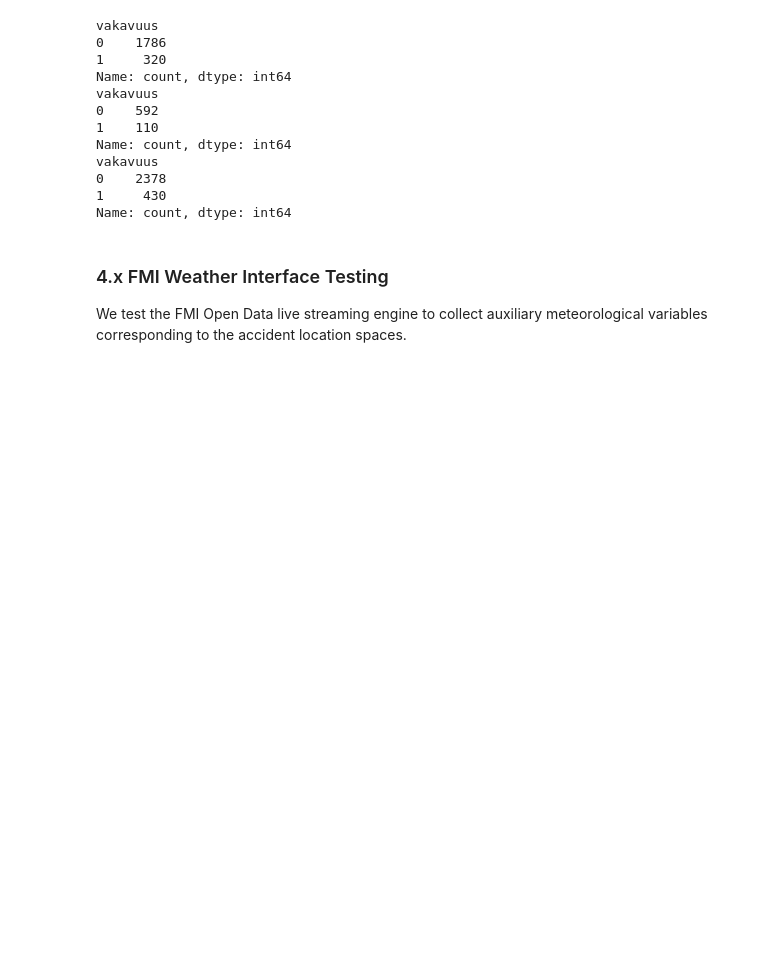
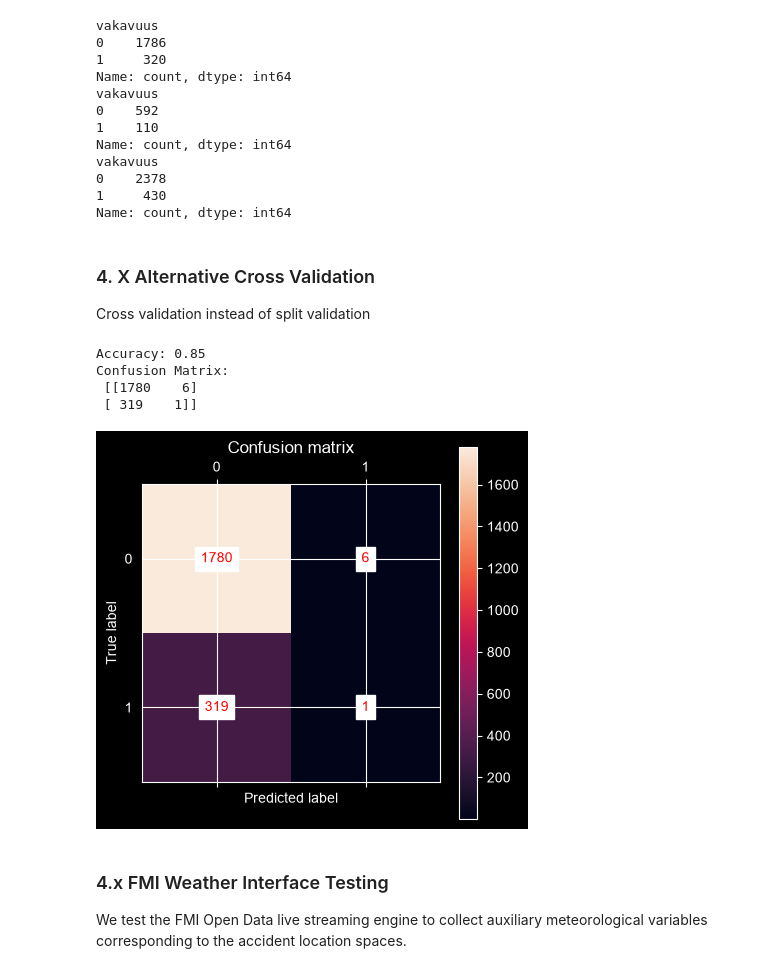
Before and after one commit to TopiAhola/data-and-ml-group5, a Jupyter notebook: project/traffic_accidents_analysis.ipynb, the cells around one changed output. Cells and saved outputs as stored; diff of their text form; code cells hidden in the pictures; blank space fills up the shorter version.

```diff
--- a/project/traffic_accidents_analysis.ipynb
+++ b/project/traffic_accidents_analysis.ipynb
@@ -396,6 +440,41 @@ vakavuus
 0    2378
 1     430
 Name: count, dtype: int64
+# %% [markdown]
+### 4. X Alternative Cross Validation
+Cross validation instead of split validation
+# %%
+from sklearn.metrics import confusion_matrix
+from sklearn.model_selection import cross_val_predict
+from sklearn.metrics import accuracy_score
+
+# cross-validation
+
+y_pred = cross_val_predict(estimator=model, X=X_train_scaled, y=y_train, cv=10)
+
+cm = confusion_matrix(y_train, y_pred)
+accuracy = accuracy_score(y_train, y_pred)
+
+print("Accuracy: %0.2f" % accuracy)
+print("Confusion Matrix:\n", cm)
+
+# visualize confusion matrix
+plt.matshow(cm)
+plt.title('Confusion matrix')
+plt.colorbar()
+plt.ylabel('True label')
+plt.xlabel('Predicted label')
+# include counts
+for i in range(2):
+    for j in range(2):
+        plt.text(j, i, cm[i, j], ha='center', va='center', color='red', backgroundcolor='white')
+plt.show()
+# %% [output]
+Accuracy: 0.85
+Confusion Matrix:
+ [[1780    6]
+ [ 319    1]]
+[figure, added]
 # %% [markdown]
 ### 4.x FMI Weather Interface Testing
 We test the FMI Open Data live streaming engine to collect auxiliary meteorological variables corresponding to the accident location spaces.
```
Also changed, not shown: parts of 12 cells of this notebook.
